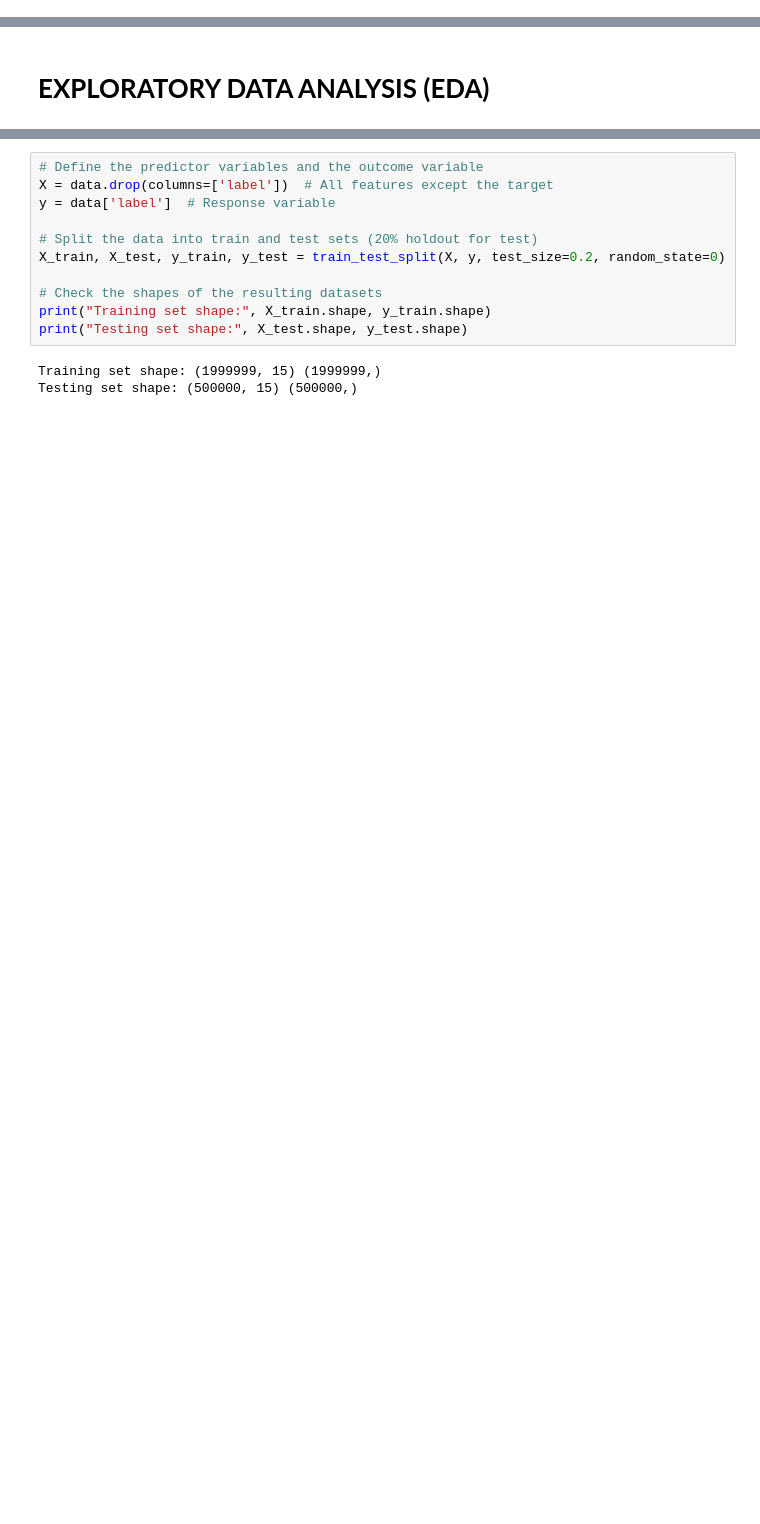
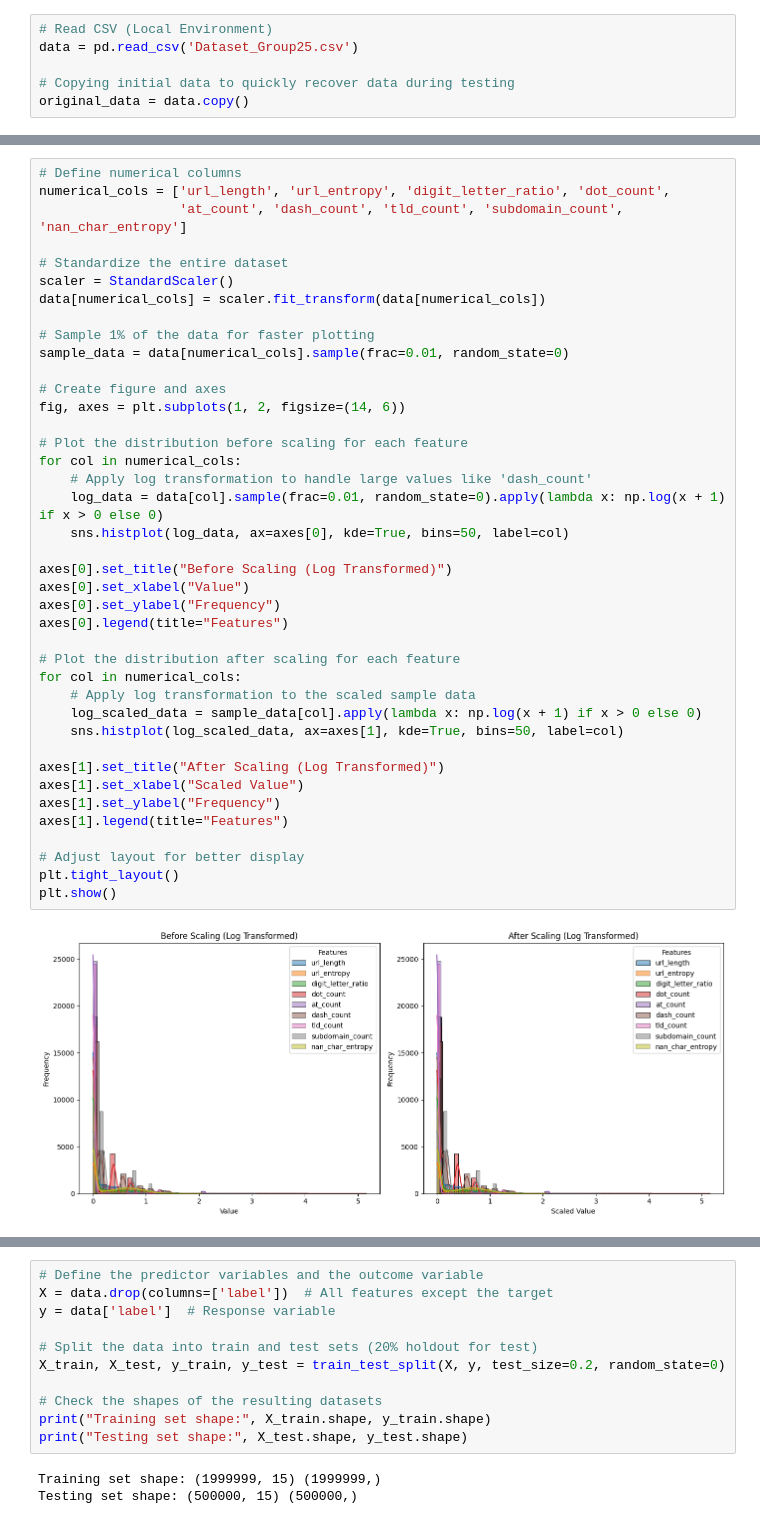
Before and after one commit to chiggi24/DS3000A_Group25, a Jupyter notebook: Group25.ipynb, the cells around one changed output, grey strips where cells are left out. Cells and saved outputs as stored; diff of their text form; blank space fills up the shorter version.

Commit message:
Update Group25.ipynb
Finished Imports, Data preprocessing and EDA analysis code areas with code and comments

```diff
--- a/Group25.ipynb
+++ b/Group25.ipynb
@@ -58,0 +53,6 @@ data.head()
+# %%
+# Read CSV (Local Environment)
+data = pd.read_csv('Dataset_Group25.csv')
+
+# Copying initial data to quickly recover data during testing
+original_data = data.copy()
@@ -136,2 +105,42 @@ data.describe()
-# %% [markdown]
-# **EXPLORATORY DATA ANALYSIS (EDA)**
+# %%
+# Define numerical columns
+numerical_cols = ['url_length', 'url_entropy', 'digit_letter_ratio', 'dot_count',
+                  'at_count', 'dash_count', 'tld_count', 'subdomain_count', 'nan_char_entropy']
+
+# Standardize the entire dataset
+scaler = StandardScaler()
+data[numerical_cols] = scaler.fit_transform(data[numerical_cols])
+
+# Sample 1% of the data for faster plotting
+sample_data = data[numerical_cols].sample(frac=0.01, random_state=0)
+
+# Create figure and axes
+fig, axes = plt.subplots(1, 2, figsize=(14, 6))
+
+# Plot the distribution before scaling for each feature
+for col in numerical_cols:
+    # Apply log transformation to handle large values like 'dash_count'
+    log_data = data[col].sample(frac=0.01, random_state=0).apply(lambda x: np.log(x + 1) if x > 0 else 0)
+    sns.histplot(log_data, ax=axes[0], kde=True, bins=50, label=col)
+
+axes[0].set_title("Before Scaling (Log Transformed)")
+axes[0].set_xlabel("Value")
+axes[0].set_ylabel("Frequency")
+axes[0].legend(title="Features")
+
+# Plot the distribution after scaling for each feature
+for col in numerical_cols:
+    # Apply log transformation to the scaled sample data
+    log_scaled_data = sample_data[col].apply(lambda x: np.log(x + 1) if x > 0 else 0)
+    sns.histplot(log_scaled_data, ax=axes[1], kde=True, bins=50, label=col)
+
+axes[1].set_title("After Scaling (Log Transformed)")
+axes[1].set_xlabel("Scaled Value")
+axes[1].set_ylabel("Frequency")
+axes[1].legend(title="Features")
+
+# Adjust layout for better display
+plt.tight_layout()
+plt.show()
+# %% [output]
+[figure, added]
```
Also changed, not shown: parts of 29 cells of this notebook.
